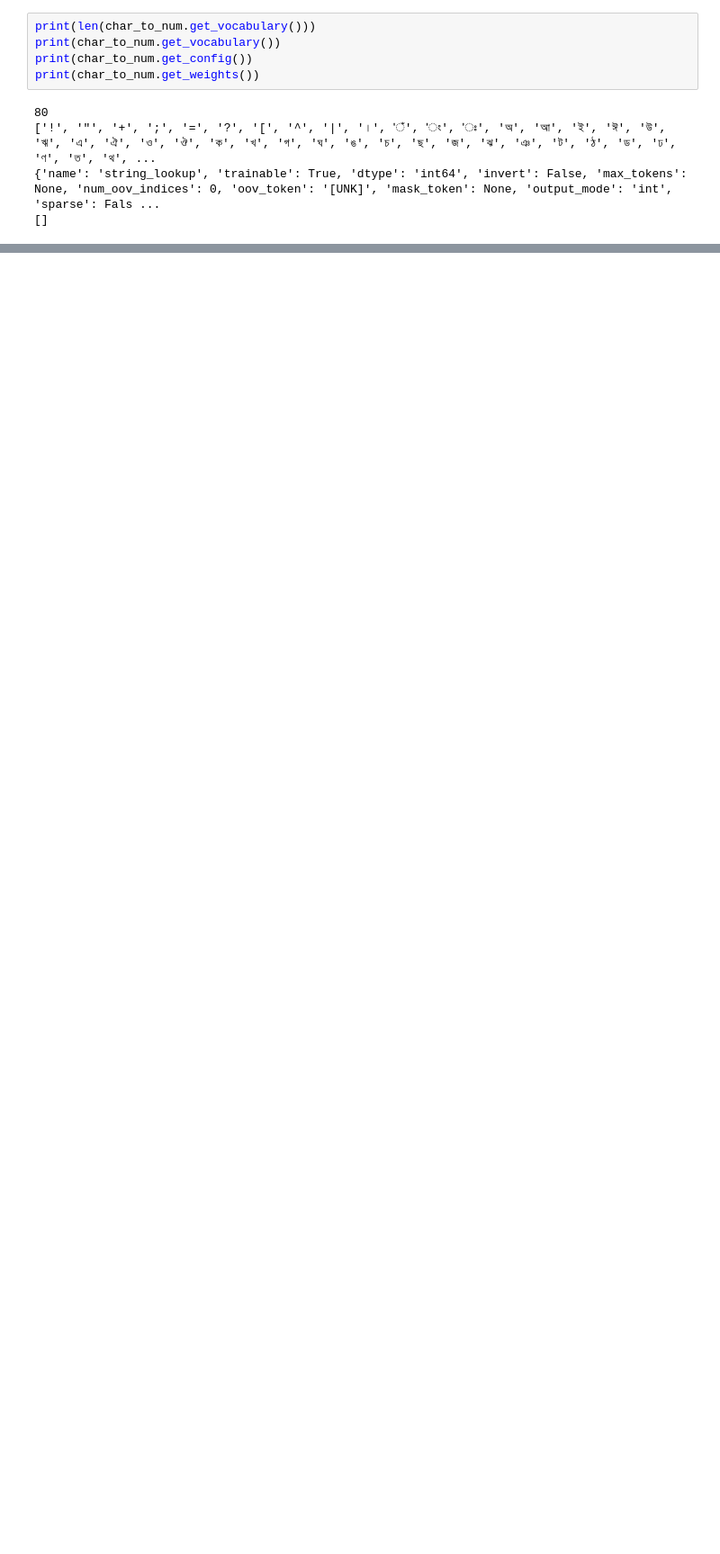
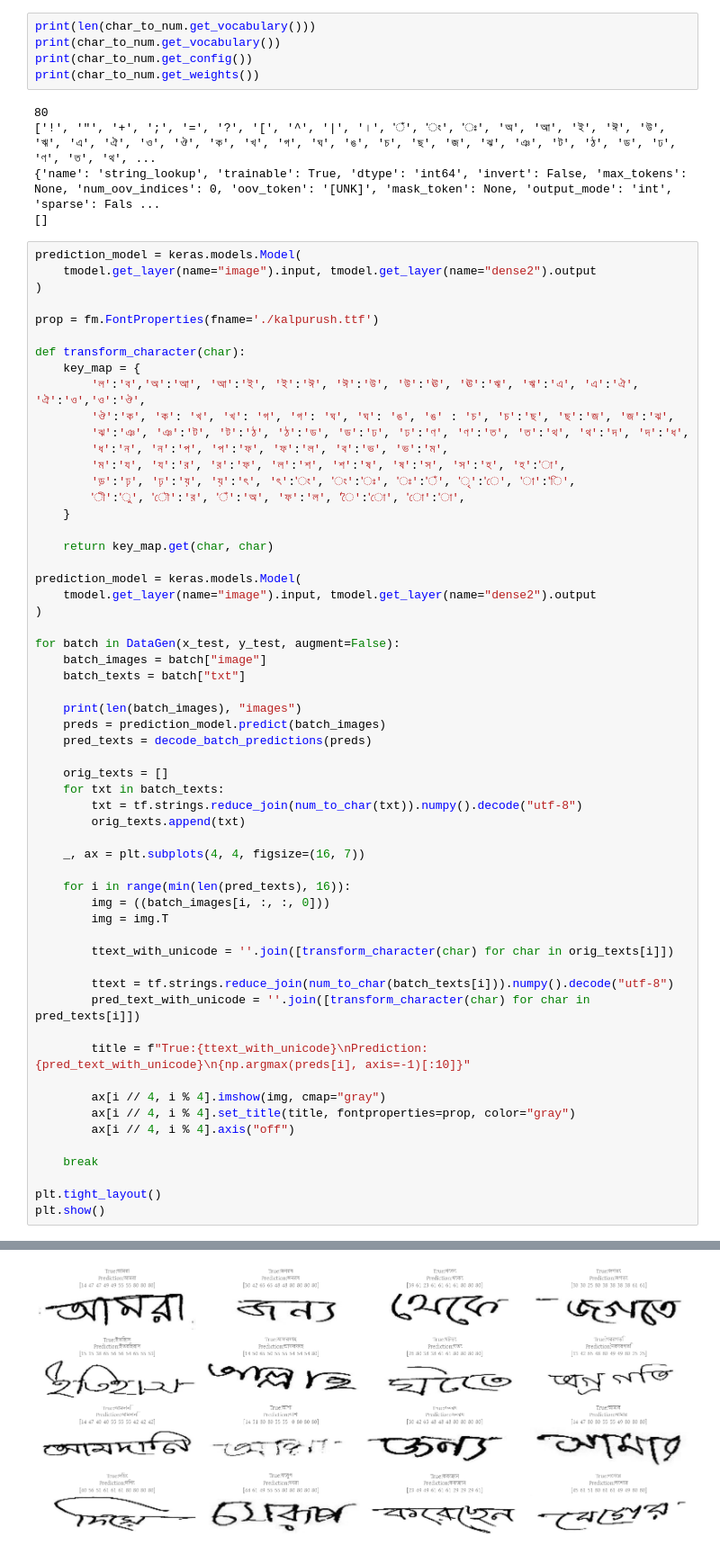
Before and after one commit to STREIN-11/BHWR, a Jupyter notebook: ImageToSequence_BHWR.ipynb, the cells around one changed output, grey strips where cells are left out. Shown at 90% size. Saved outputs shown, nothing was run; the diff lists cells and outputs as text; blank space fills up the shorter version.

```diff
--- a/ImageToSequence_BHWR.ipynb
+++ b/ImageToSequence_BHWR.ipynb
@@ -1053,3 +869,62 @@ print(char_to_num.get_weights())
 ['!', '"', '+', ';', '=', '?', '[', '^', '|', '।', 'ঁ', 'ং', 'ঃ', 'অ', 'আ', 'ই', 'ঈ', 'উ', 'ঋ', 'এ', 'ঐ', 'ও', 'ঔ', 'ক', 'খ', 'গ', 'ঘ', 'ঙ', 'চ', 'ছ', 'জ', 'ঝ', 'ঞ', 'ট', 'ঠ', 'ড', 'ঢ', 'ণ', 'ত', 'থ', ...
 {'name': 'string_lookup', 'trainable': True, 'dtype': 'int64', 'invert': False, 'max_tokens': None, 'num_oov_indices': 0, 'oov_token': '[UNK]', 'mask_token': None, 'output_mode': 'int', 'sparse': Fals ...
 []
+# %%
+prediction_model = keras.models.Model(
+    tmodel.get_layer(name="image").input, tmodel.get_layer(name="dense2").output
+)
+
+prop = fm.FontProperties(fname='./kalpurush.ttf')
+
+def transform_character(char):
+    key_map = {
+        'ল':'ব','অ':'আ', 'আ':'ই', 'ই':'ঈ', 'ঈ':'উ', 'উ':'ঊ', 'ঊ':'ঋ', 'ঋ':'এ', 'এ':'ঐ', 'ঐ':'ও','ও':'ঔ',
+        'ঔ':'ক', 'ক': 'খ', 'খ': 'গ', 'গ': 'ঘ', 'ঘ': 'ঙ', 'ঙ' : 'চ', 'চ':'ছ', 'ছ':'জ', 'জ':'ঝ',
+        'ঝ':'ঞ', 'ঞ':'ট', 'ট':'ঠ', 'ঠ':'ড', 'ড':'ঢ', 'ঢ':'ণ', 'ণ':'ত', 'ত':'থ', 'থ':'দ', 'দ':'ধ',
+        'ধ':'ন', 'ন':'প', 'প':'ফ', 'ফ':'ল', 'ব':'ভ', 'ভ':'ম',
+        'ম':'য', 'য':'র', 'র':'ফ', 'ল':'শ', 'শ':'ষ', 'ষ':'স', 'স':'হ', 'হ':'া',
+        'ড়':'ঢ়', 'ঢ়':'য়', 'য়':'ৎ', 'ৎ':'ং', 'ং':'ঃ', 'ঃ':'ঁ', 'ৃ':'ে', 'া':'ি',
+        'ী':'ু', 'ৌ':'র', 'ঁ':'অ', 'ফ':'ল', 'ৈ':'ো', 'ো':'া',
+    }
+
+    return key_map.get(char, char)
+
+prediction_model = keras.models.Model(
+    tmodel.get_layer(name="image").input, tmodel.get_layer(name="dense2").output
+)
+
+for batch in DataGen(x_test, y_test, augment=False):
+    batch_images = batch["image"]
+    batch_texts = batch["txt"]
+
+    print(len(batch_images), "images")
+    preds = prediction_model.predict(batch_images)
+    pred_texts = decode_batch_predictions(preds)
+
+    orig_texts = []
+    for txt in batch_texts:
+        txt = tf.strings.reduce_join(num_to_char(txt)).numpy().decode("utf-8")
+        orig_texts.append(txt)
+
+    _, ax = plt.subplots(4, 4, figsize=(16, 7))
+
+    for i in range(min(len(pred_texts), 16)):
+        img = ((batch_images[i, :, :, 0]))
+        img = img.T
+
+        ttext_with_unicode = ''.join([transform_character(char) for char in orig_texts[i]])
+
+        ttext = tf.strings.reduce_join(num_to_char(batch_texts[i])).numpy().decode("utf-8")
+        pred_text_with_unicode = ''.join([transform_character(char) for char in pred_texts[i]])
+
+        title = f"True:{ttext_with_unicode}\nPrediction:{pred_text_with_unicode}\n{np.argmax(preds[i], axis=-1)[:10]}"
+
+        ax[i // 4, i % 4].imshow(img, cmap="gray")
+        ax[i // 4, i % 4].set_title(title, fontproperties=prop, color="gray")
+        ax[i // 4, i % 4].axis("off")
+
+    break
+
+plt.tight_layout()
+plt.show()
+# %% [output]
@@ -1055,0 +933 @@ print(char_to_num.get_weights())
+[figure, added]
```
Also changed, not shown: parts of 21 cells of this notebook, 2 other files.
